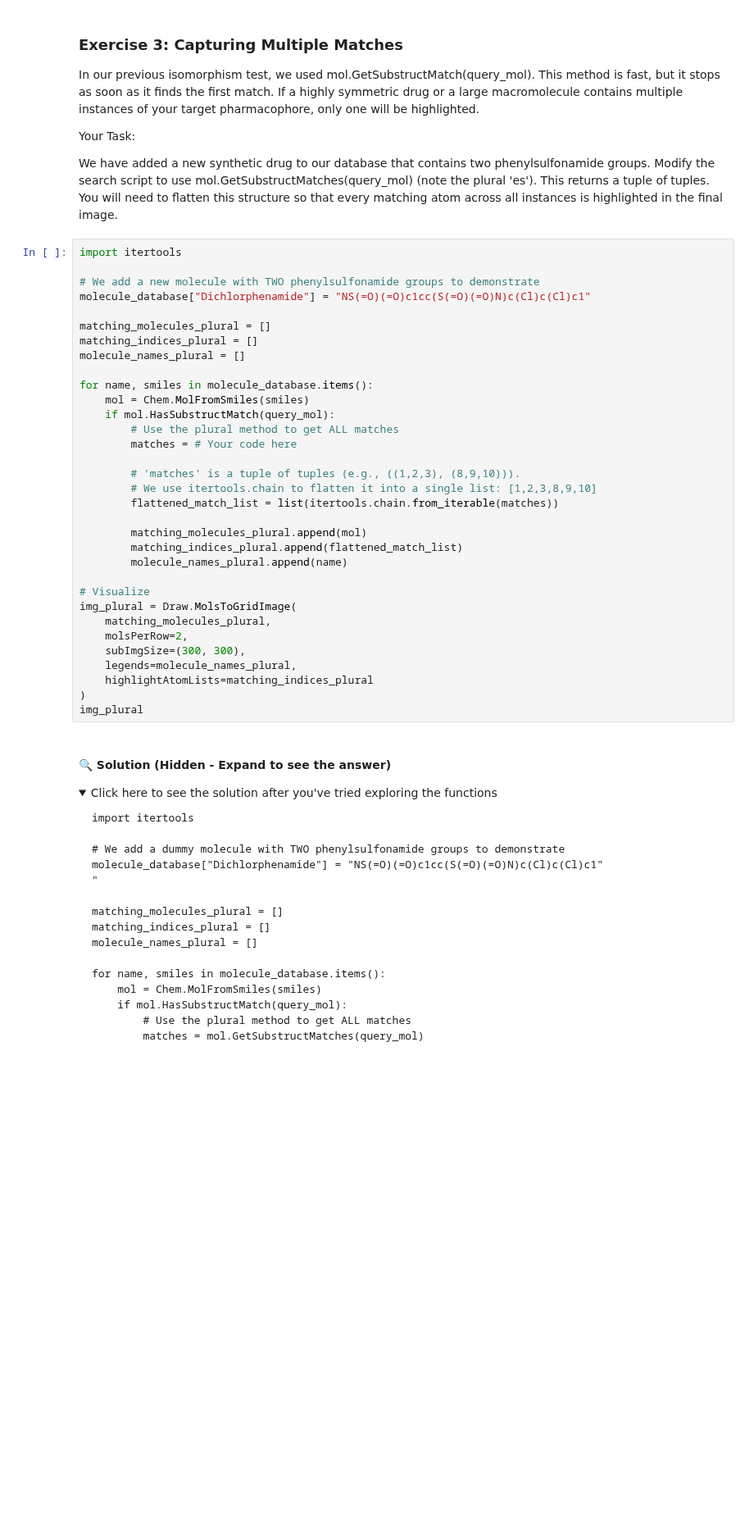
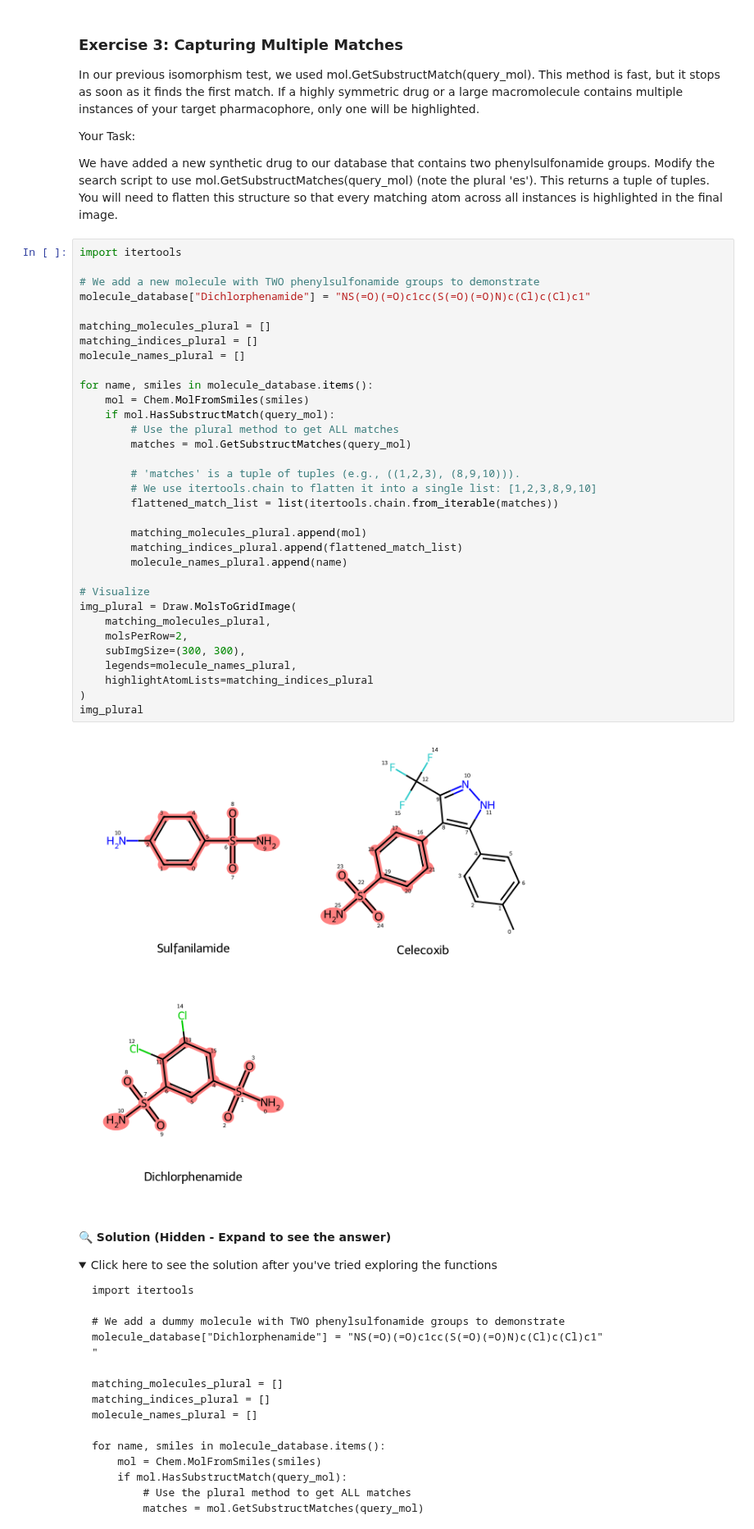
Before and after one commit to jakob-steuer/chemoinformatics_course, a Jupyter notebook: chemoinformatics_2_molecular_graphs.ipynb, the cells around one changed output. Shown at 82% size. Drawn from its saved outputs; the diff is of its cells as text; folded sections open; blank space fills up the shorter version.

```diff
--- a/chemoinformatics_2_molecular_graphs.ipynb
+++ b/chemoinformatics_2_molecular_graphs.ipynb
@@ -496,34 +424,36 @@ import itertools
 
 # We add a new molecule with TWO phenylsulfonamide groups to demonstrate
 molecule_database["Dichlorphenamide"] = "NS(=O)(=O)c1cc(S(=O)(=O)N)c(Cl)c(Cl)c1"
 
 matching_molecules_plural = []
 matching_indices_plural = []
 molecule_names_plural = []
 
 for name, smiles in molecule_database.items():
     mol = Chem.MolFromSmiles(smiles)
     if mol.HasSubstructMatch(query_mol):
         # Use the plural method to get ALL matches
-        matches = # Your code here
+        matches = mol.GetSubstructMatches(query_mol)
 
         # 'matches' is a tuple of tuples (e.g., ((1,2,3), (8,9,10))).
         # We use itertools.chain to flatten it into a single list: [1,2,3,8,9,10]
         flattened_match_list = list(itertools.chain.from_iterable(matches))
 
         matching_molecules_plural.append(mol)
         matching_indices_plural.append(flattened_match_list)
         molecule_names_plural.append(name)
 
 # Visualize
 img_plural = Draw.MolsToGridImage(
     matching_molecules_plural,
     molsPerRow=2,
     subImgSize=(300, 300),
     legends=molecule_names_plural,
     highlightAtomLists=matching_indices_plural
 )
 img_plural
+# %% [output]
+[figure, added]
 # %% [markdown]
 #### 🔍 Solution (Hidden - Expand to see the answer)
 
```
Also changed, not shown: parts of 4 cells of this notebook.
